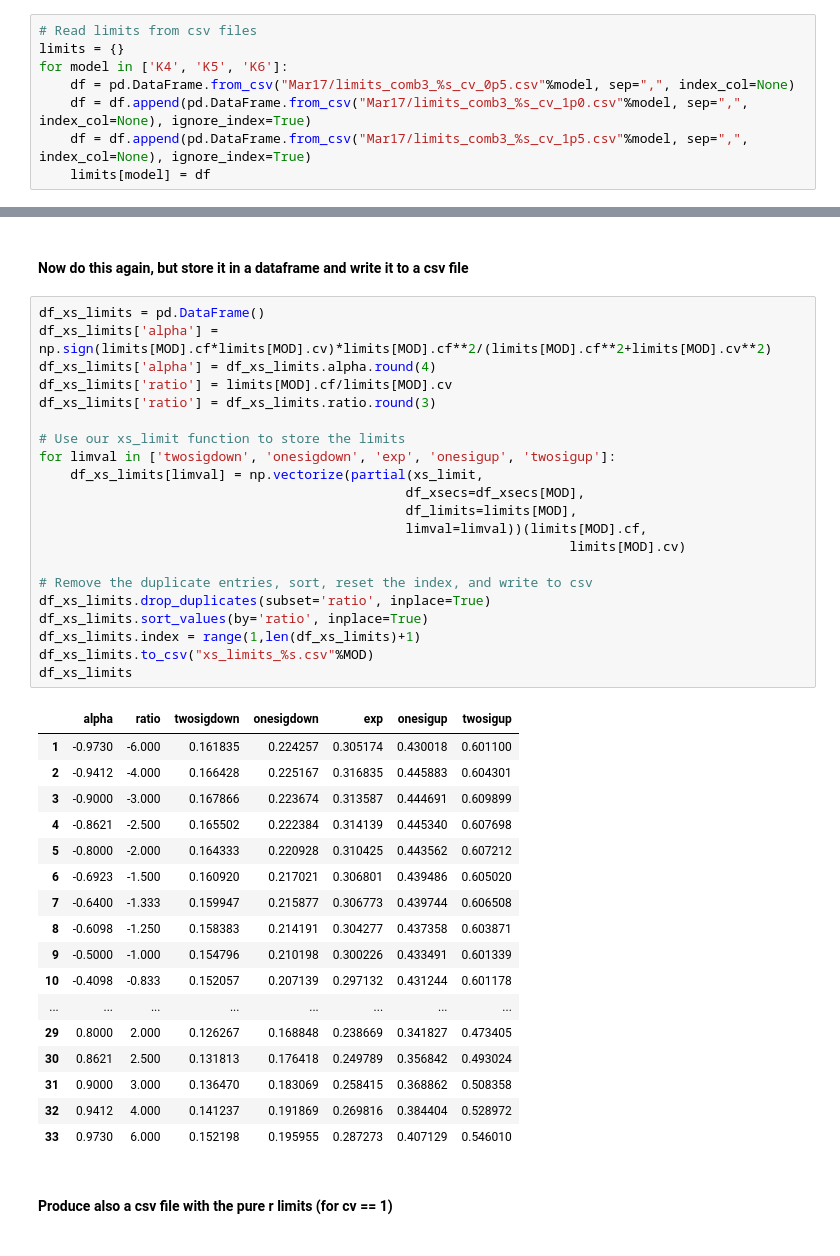
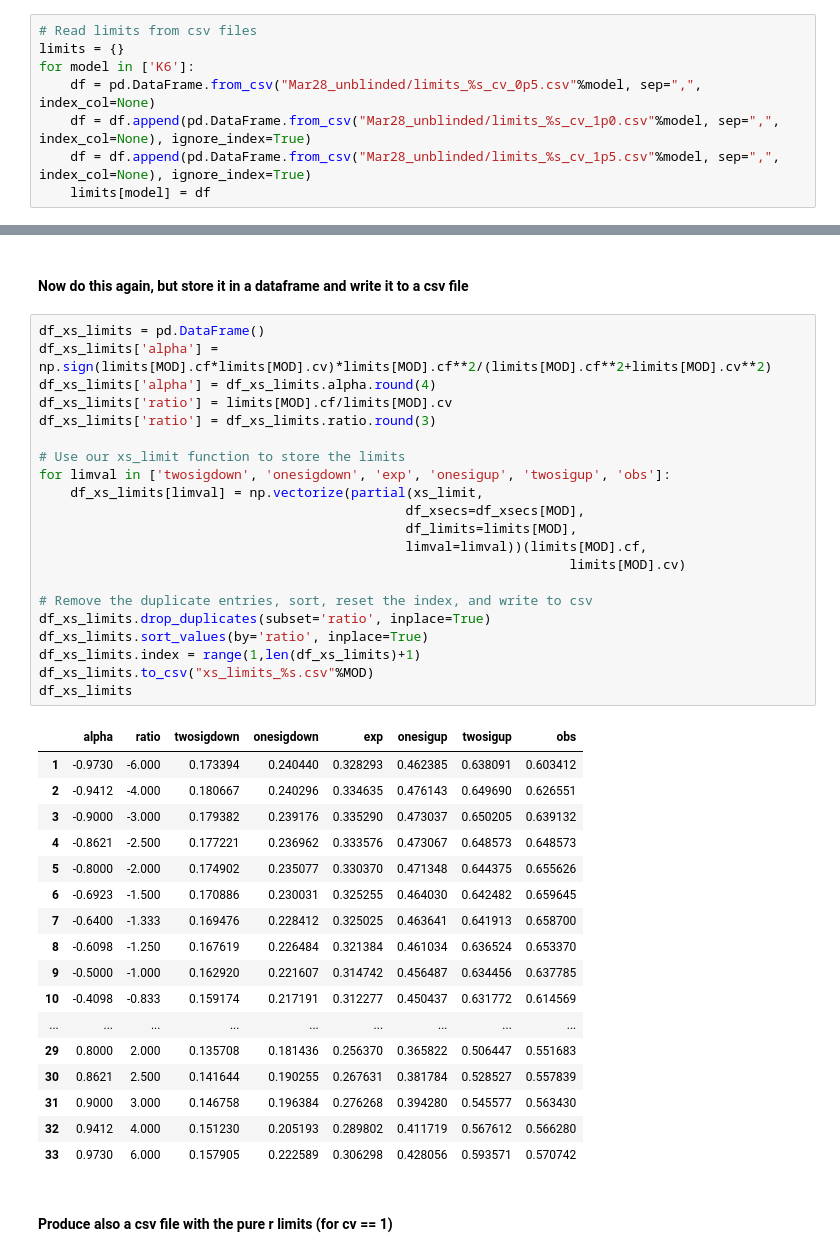
Before and after one commit to stiegerb/cmgtools-lite, a Jupyter notebook: TTHAnalysis/python/plotter/tHq-multilepton/signal_extraction/limit-plots/limits.ipynb, the cells around one changed output, grey strips where cells are left out. Cells and saved outputs as stored; diff of their text form.

Commit message:
Unblinded limits

```diff
--- a/TTHAnalysis/python/plotter/tHq-multilepton/signal_extraction/limit-plots/limits.ipynb
+++ b/TTHAnalysis/python/plotter/tHq-multilepton/signal_extraction/limit-plots/limits.ipynb
@@ -8,10 +8,10 @@ from ctcv_helper import read_dataframe_ratio
 # %%
 # Read limits from csv files
 limits = {}
-for model in ['K4', 'K5', 'K6']:
-    df = pd.DataFrame.from_csv("Mar17/limits_comb3_%s_cv_0p5.csv"%model, sep=",", index_col=None)
-    df = df.append(pd.DataFrame.from_csv("Mar17/limits_comb3_%s_cv_1p0.csv"%model, sep=",", index_col=None), ignore_index=True)
-    df = df.append(pd.DataFrame.from_csv("Mar17/limits_comb3_%s_cv_1p5.csv"%model, sep=",", index_col=None), ignore_index=True)
+for model in ['K6']:
+    df = pd.DataFrame.from_csv("Mar28_unblinded/limits_%s_cv_0p5.csv"%model, sep=",", index_col=None)
+    df = df.append(pd.DataFrame.from_csv("Mar28_unblinded/limits_%s_cv_1p0.csv"%model, sep=",", index_col=None), ignore_index=True)
+    df = df.append(pd.DataFrame.from_csv("Mar28_unblinded/limits_%s_cv_1p5.csv"%model, sep=",", index_col=None), ignore_index=True)
     limits[model] = df
 # %%
 # Read the cross sections from csv files
@@ -79,42 +84,42 @@ print_table([partial(xs_limit, df_xsecs=df_xsecs[MOD], df_limits=limits[MOD], li
 # %%
 df_xs_limits = pd.DataFrame()
 df_xs_limits['alpha'] = np.sign(limits[MOD].cf*limits[MOD].cv)*limits[MOD].cf**2/(limits[MOD].cf**2+limits[MOD].cv**2)
 df_xs_limits['alpha'] = df_xs_limits.alpha.round(4)
 df_xs_limits['ratio'] = limits[MOD].cf/limits[MOD].cv
 df_xs_limits['ratio'] = df_xs_limits.ratio.round(3)
 
 # Use our xs_limit function to store the limits
-for limval in ['twosigdown', 'onesigdown', 'exp', 'onesigup', 'twosigup']:
+for limval in ['twosigdown', 'onesigdown', 'exp', 'onesigup', 'twosigup', 'obs']:
     df_xs_limits[limval] = np.vectorize(partial(xs_limit,
                                                df_xsecs=df_xsecs[MOD],
                                                df_limits=limits[MOD],
                                                limval=limval))(limits[MOD].cf,
                                                                     limits[MOD].cv)
 
 # Remove the duplicate entries, sort, reset the index, and write to csv
 df_xs_limits.drop_duplicates(subset='ratio', inplace=True)
 df_xs_limits.sort_values(by='ratio', inplace=True)
 df_xs_limits.index = range(1,len(df_xs_limits)+1)
 df_xs_limits.to_csv("xs_limits_%s.csv"%MOD)
 df_xs_limits
 # %% [output]
-|  | alpha | ratio | twosigdown | onesigdown | exp | onesigup | twosigup |
-| 1 | -0.9730 | -6.000 | 0.161835 | 0.224257 | 0.305174 | 0.430018 | 0.601100 |
-| 2 | -0.9412 | -4.000 | 0.166428 | 0.225167 | 0.316835 | 0.445883 | 0.604301 |
-| 3 | -0.9000 | -3.000 | 0.167866 | 0.223674 | 0.313587 | 0.444691 | 0.609899 |
-| 4 | -0.8621 | -2.500 | 0.165502 | 0.222384 | 0.314139 | 0.445340 | 0.607698 |
-| 5 | -0.8000 | -2.000 | 0.164333 | 0.220928 | 0.310425 | 0.443562 | 0.607212 |
-| 6 | -0.6923 | -1.500 | 0.160920 | 0.217021 | 0.306801 | 0.439486 | 0.605020 |
-| 7 | -0.6400 | -1.333 | 0.159947 | 0.215877 | 0.306773 | 0.439744 | 0.606508 |
-| 8 | -0.6098 | -1.250 | 0.158383 | 0.214191 | 0.304277 | 0.437358 | 0.603871 |
-| 9 | -0.5000 | -1.000 | 0.154796 | 0.210198 | 0.300226 | 0.433491 | 0.601339 |
-| 10 | -0.4098 | -0.833 | 0.152057 | 0.207139 | 0.297132 | 0.431244 | 0.601178 |
-| ... | ... | ... | ... | ... | ... | ... | ... |
-| 29 | 0.8000 | 2.000 | 0.126267 | 0.168848 | 0.238669 | 0.341827 | 0.473405 |
-| 30 | 0.8621 | 2.500 | 0.131813 | 0.176418 | 0.249789 | 0.356842 | 0.493024 |
-| 31 | 0.9000 | 3.000 | 0.136470 | 0.183069 | 0.258415 | 0.368862 | 0.508358 |
-| 32 | 0.9412 | 4.000 | 0.141237 | 0.191869 | 0.269816 | 0.384404 | 0.528972 |
-| 33 | 0.9730 | 6.000 | 0.152198 | 0.195955 | 0.287273 | 0.407129 | 0.546010 |
+|  | alpha | ratio | twosigdown | onesigdown | exp | onesigup | twosigup | obs |
+| 1 | -0.9730 | -6.000 | 0.173394 | 0.240440 | 0.328293 | 0.462385 | 0.638091 | 0.603412 |
+| 2 | -0.9412 | -4.000 | 0.180667 | 0.240296 | 0.334635 | 0.476143 | 0.649690 | 0.626551 |
+| 3 | -0.9000 | -3.000 | 0.179382 | 0.239176 | 0.335290 | 0.473037 | 0.650205 | 0.639132 |
+| 4 | -0.8621 | -2.500 | 0.177221 | 0.236962 | 0.333576 | 0.473067 | 0.648573 | 0.648573 |
+| 5 | -0.8000 | -2.000 | 0.174902 | 0.235077 | 0.330370 | 0.471348 | 0.644375 | 0.655626 |
+| 6 | -0.6923 | -1.500 | 0.170886 | 0.230031 | 0.325255 | 0.464030 | 0.642482 | 0.659645 |
+| 7 | -0.6400 | -1.333 | 0.169476 | 0.228412 | 0.325025 | 0.463641 | 0.641913 | 0.658700 |
+| 8 | -0.6098 | -1.250 | 0.167619 | 0.226484 | 0.321384 | 0.461034 | 0.636524 | 0.653370 |
+| 9 | -0.5000 | -1.000 | 0.162920 | 0.221607 | 0.314742 | 0.456487 | 0.634456 | 0.637785 |
+| 10 | -0.4098 | -0.833 | 0.159174 | 0.217191 | 0.312277 | 0.450437 | 0.631772 | 0.614569 |
+| ... | ... | ... | ... | ... | ... | ... | ... | ... |
+| 29 | 0.8000 | 2.000 | 0.135708 | 0.181436 | 0.256370 | 0.365822 | 0.506447 | 0.551683 |
+| 30 | 0.8621 | 2.500 | 0.141644 | 0.190255 | 0.267631 | 0.381784 | 0.528527 | 0.557839 |
+| 31 | 0.9000 | 3.000 | 0.146758 | 0.196384 | 0.276268 | 0.394280 | 0.545577 | 0.563430 |
+| 32 | 0.9412 | 4.000 | 0.151230 | 0.205193 | 0.289802 | 0.411719 | 0.567612 | 0.566280 |
+| 33 | 0.9730 | 6.000 | 0.157905 | 0.222589 | 0.306298 | 0.428056 | 0.593571 | 0.570742 |
 # %% [markdown]
 #### Produce also a csv file with the pure r limits (for cv == 1)
 # %%
```
Also changed, not shown: parts of 4 cells of this notebook, 4 other files.
